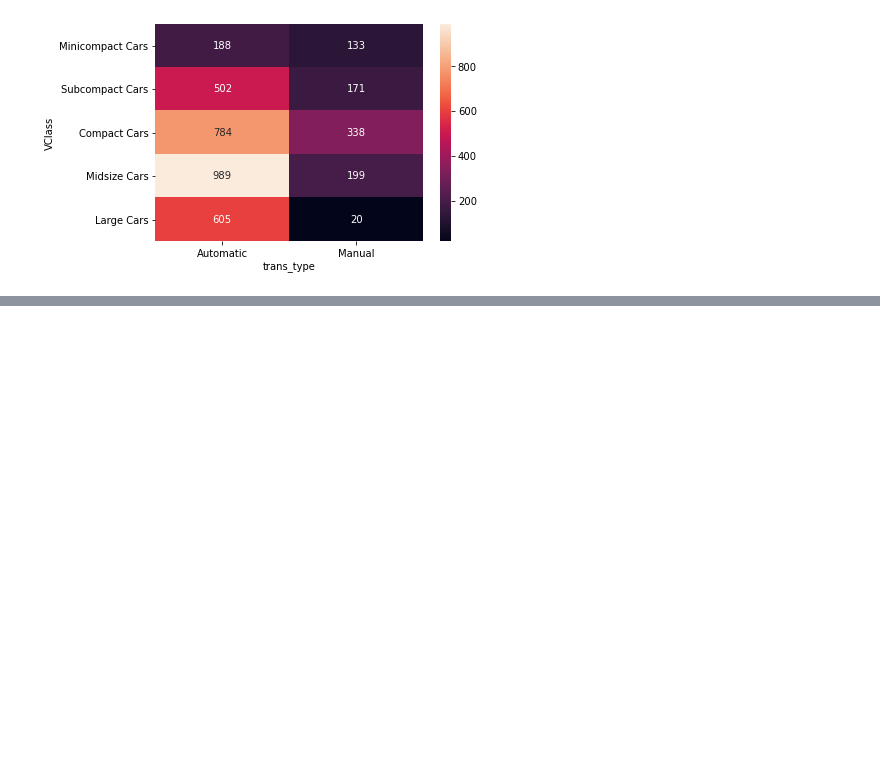
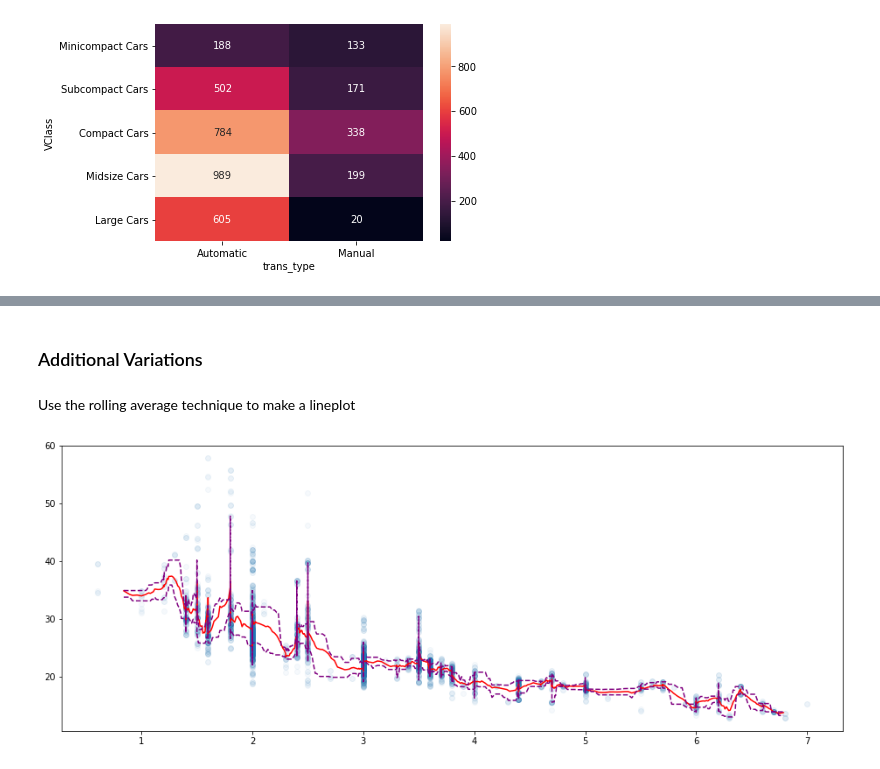
Before and after one commit to jackycwwang/data_visualization, a Jupyter notebook: 3. bivariate_exploration_of_data.ipynb, the cells around one changed output, grey strips where cells are left out. Drawn from its saved outputs; the diff is of its cells as text; code cells hidden in the pictures; blank space fills up the shorter version.

```diff
--- a/3. bivariate_exploration_of_data.ipynb
+++ b/3. bivariate_exploration_of_data.ipynb
@@ -838,0 +783,4 @@ g.add_legend();
+# %% [markdown]
+### Additional Variations
+# %% [markdown]
+Use the rolling average technique to make a lineplot
@@ -838,0 +790,13 @@ g.add_legend();
+# %%
+plt.figure(figsize=[16,6])
+x_winmin = df_window.mean()['displ'] # take the mean for each 15 rows on x values
+y_winmin = df_window.mean()['comb']
+y_q1 = df_window.quantile(0.25)['comb']  # compute the 25 quartile value
+y_q3 = df_window.quantile(0.75)['comb']  # compute the 75 quartile value
+
+plt.scatter(data=fuel_econ, x='displ', y='comb', alpha=1/25)  # plot the scatter plot
+plt.errorbar(x=x_winmin, y=y_winmin, c='r')  # this is the main line plot we want
+plt.errorbar(x=x_winmin, y=y_q1, c='purple', linestyle='--')
+plt.errorbar(x=x_winmin, y=y_q3, c='purple', linestyle='--');
+# %% [output]
+[figure, added]
```
Also changed, not shown: parts of 105 cells of this notebook.
